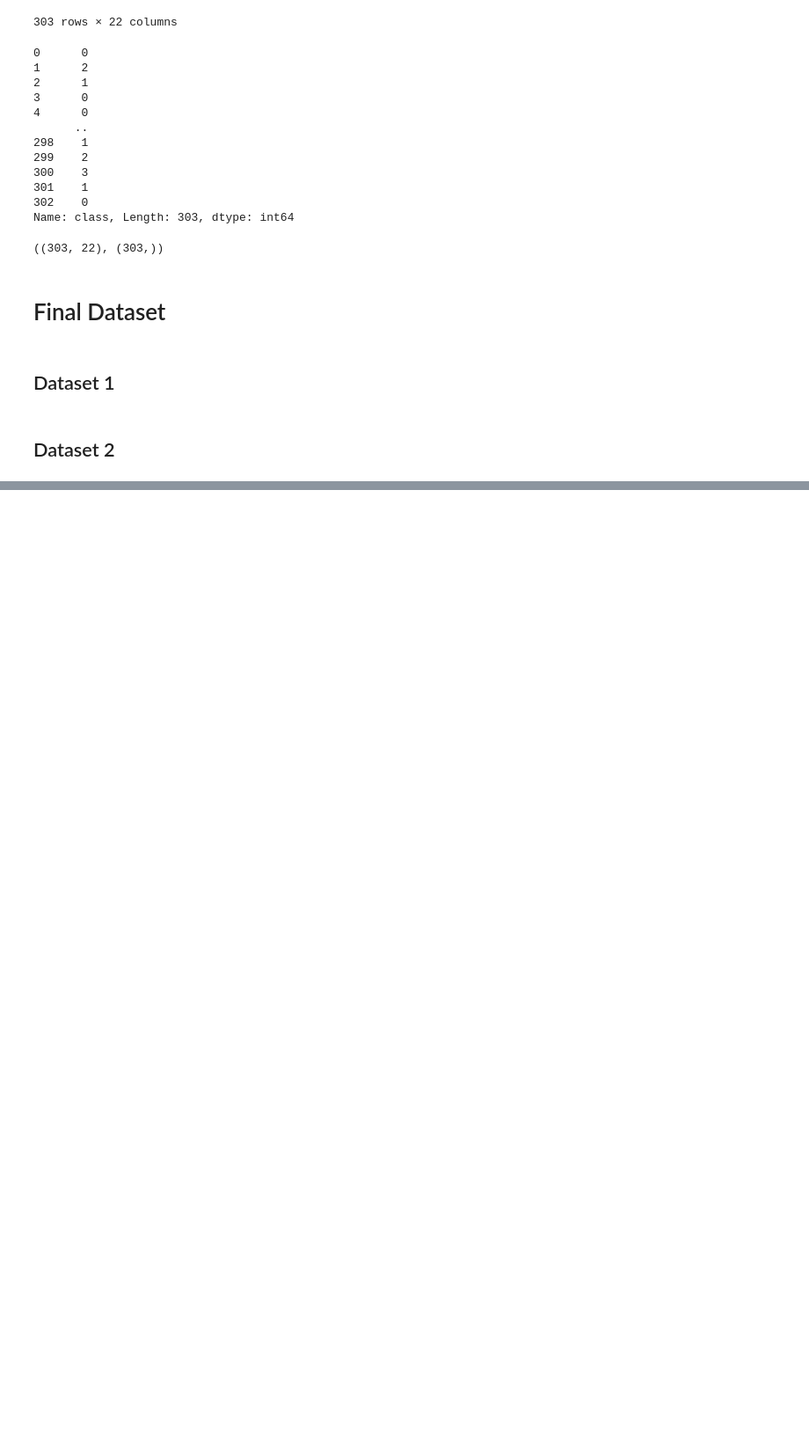
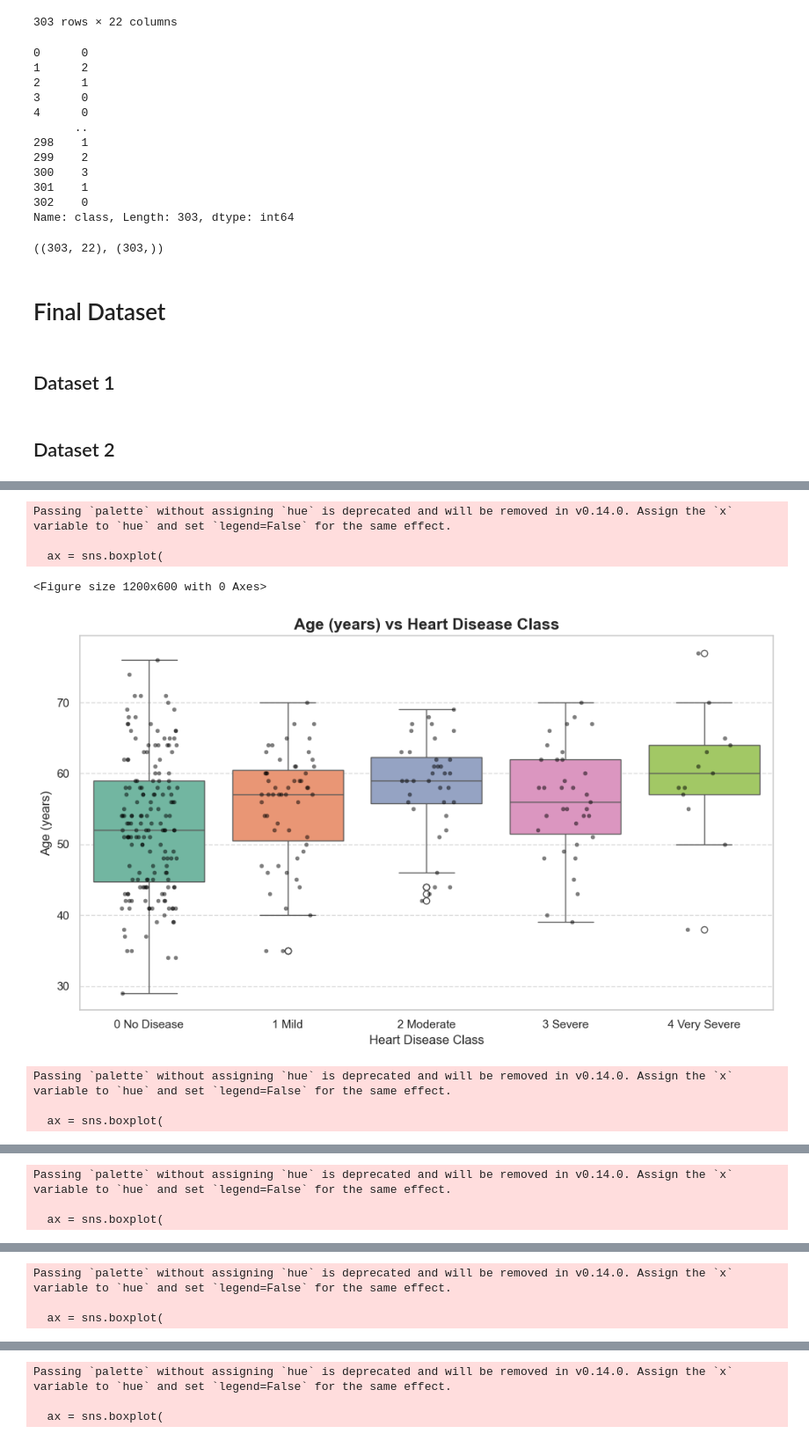
Before and after one commit to mohammed-khalander/Clinical-Decision-Tool, a Jupyter notebook: ML_Model/P2_Feature_Selection.ipynb, the cells around one changed output, grey strips where cells are left out. Shown at 88% size. Saved outputs shown, nothing was run; the diff lists cells and outputs as text; code cells hidden in the pictures; blank space fills up the shorter version.

```diff
--- a/ML_Model/P2_Feature_Selection.ipynb
+++ b/ML_Model/P2_Feature_Selection.ipynb
@@ -919,0 +950,59 @@ selected_dataset.to_csv('heart_disease_selected_dataset.csv', index=False)
+# %%
+import matplotlib.pyplot as plt
+import seaborn as sns
+
+sns.set_theme(style="whitegrid")
+
+# Features for bivariate box plots
+bivariate_features = {
+    "age": "Age (years)",
+    "trestbps": "Resting BP (mm Hg)",
+    "chol": "Serum Cholesterol (mg/dl)",
+    "oldpeak": "ST Depression",
+    "thalach": "Max Heart Rate (thalach)"
+}
+
+# Custom class labels
+class_labels = ["0 No Disease", "1 Mild", "2 Moderate", "3 Severe", "4 Very Severe"]
+
+plt.figure(figsize=(12, 6))
+
+for col, label in bivariate_features.items():
+    plt.figure(figsize=(10, 6))
+
+    ax = sns.boxplot(
+        data=df,
+        x="class",
+        y=col,
+        palette="Set2"
+    )
+
+    sns.stripplot(
+        data=df,
+        x="class",
+        y=col,
+        color="black",
+        size=4,
+        jitter=0.2,
+        alpha=0.5
+    )
+
+    # Title and labels
+    ax.set_title(f"{label} vs Heart Disease Class", fontsize=15, fontweight="bold")
+    ax.set_xlabel("Heart Disease Class", fontsize=12)
+    ax.set_ylabel(label, fontsize=12)
+
+    ax.set_xticklabels(class_labels)
+
+    plt.grid(axis="y", linestyle="--", alpha=0.7)
+    plt.tight_layout()
+    plt.show()
+# %% [output]
+Passing `palette` without assigning `hue` is deprecated and will be removed in v0.14.0. Assign the `x` variable to `hue` and set `legend=False` for the same effect.
+
+  ax = sns.boxplot(
+<Figure size 1200x600 with 0 Axes>
+[figure, added]
+Passing `palette` without assigning `hue` is deprecated and will be removed in v0.14.0. Assign the `x` variable to `hue` and set `legend=False` for the same effect.
+
+  ax = sns.boxplot(
@@ -919,0 +1010,3 @@ selected_dataset.to_csv('heart_disease_selected_dataset.csv', index=False)
+Passing `palette` without assigning `hue` is deprecated and will be removed in v0.14.0. Assign the `x` variable to `hue` and set `legend=False` for the same effect.
+
+  ax = sns.boxplot(
@@ -919,0 +1014,3 @@ selected_dataset.to_csv('heart_disease_selected_dataset.csv', index=False)
+Passing `palette` without assigning `hue` is deprecated and will be removed in v0.14.0. Assign the `x` variable to `hue` and set `legend=False` for the same effect.
+
+  ax = sns.boxplot(
@@ -919,0 +1018,3 @@ selected_dataset.to_csv('heart_disease_selected_dataset.csv', index=False)
+Passing `palette` without assigning `hue` is deprecated and will be removed in v0.14.0. Assign the `x` variable to `hue` and set `legend=False` for the same effect.
+
+  ax = sns.boxplot(
```
Also changed, not shown: parts of 4 cells of this notebook, 5 other files.
